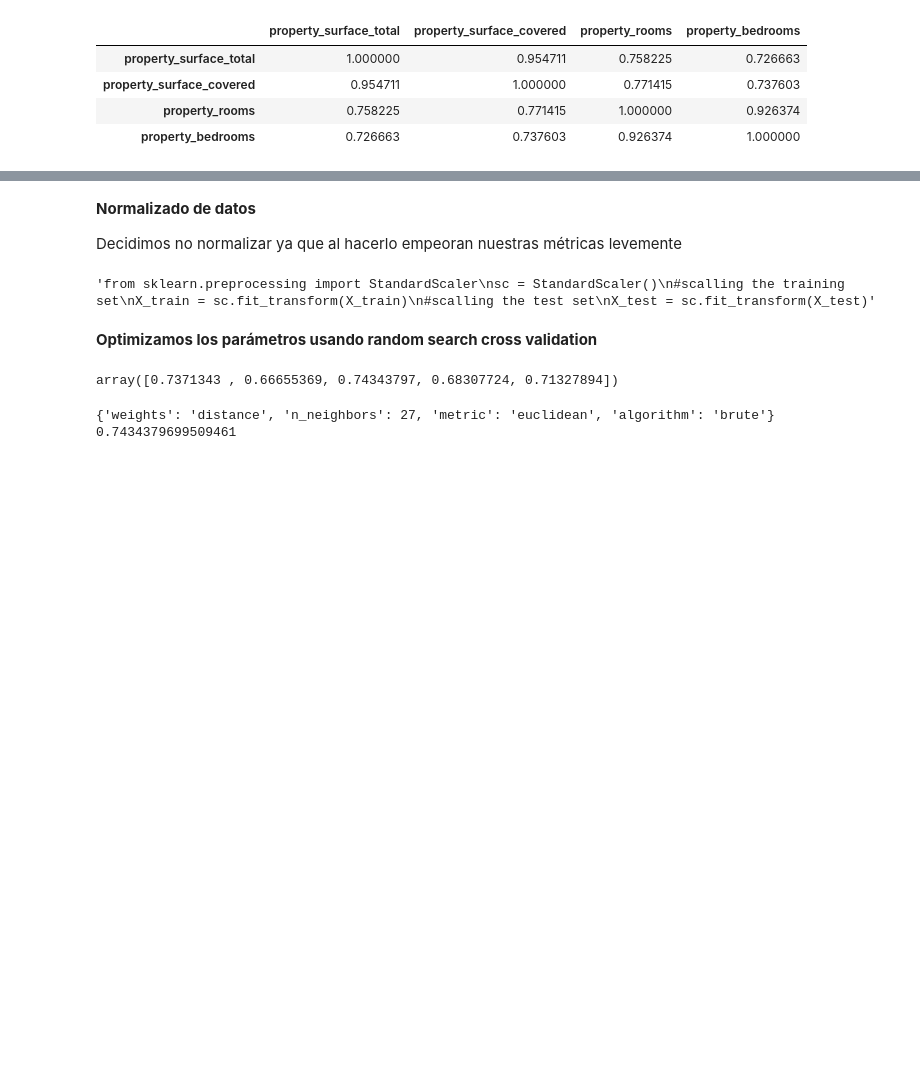
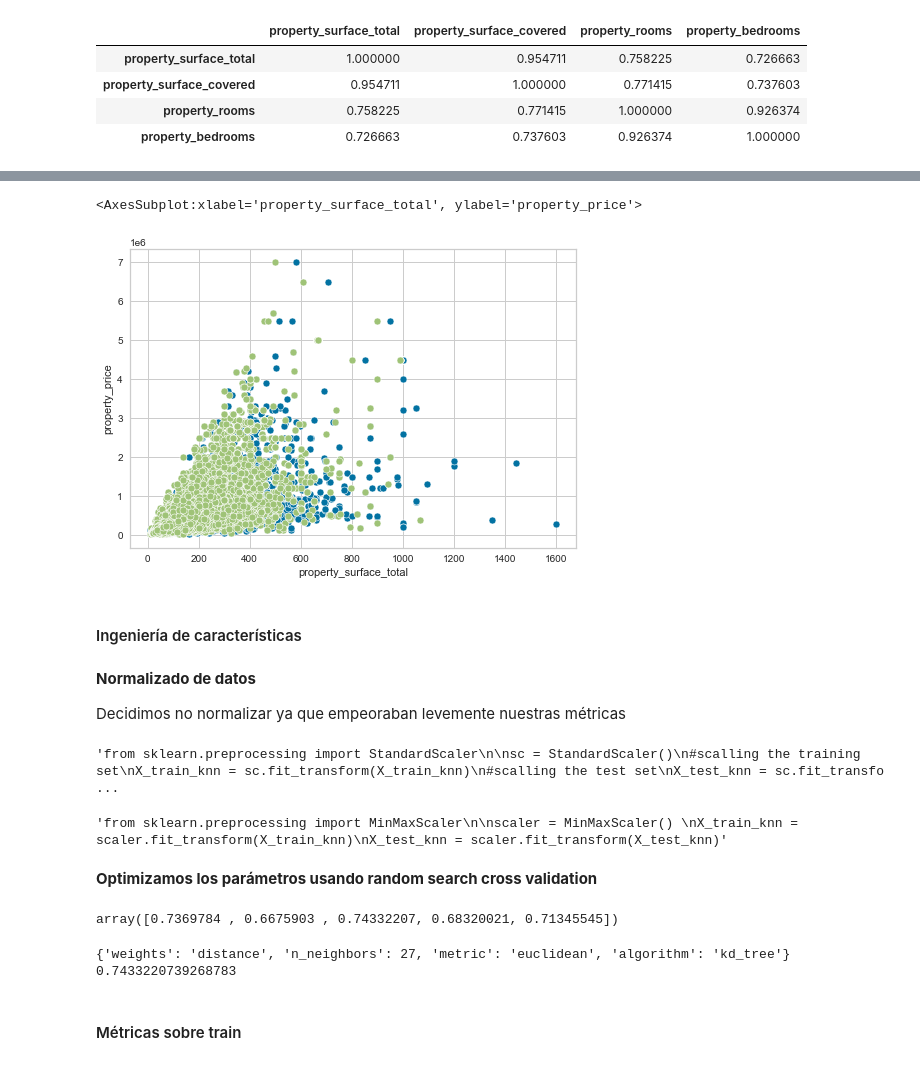
Before and after one commit to iankvdh/Organizacion-de-Datos-2C2022-GRUPO22, a Jupyter notebook: 7506R_TP1_GRUPO22_ENTREGA_REGRESION.ipynb, the cells around one changed output, grey strips where cells are left out. Saved outputs shown, nothing was run; the diff lists cells and outputs as text; code cells hidden in the pictures; blank space fills up the shorter version.

```diff
--- a/7506R_TP1_GRUPO22_ENTREGA_REGRESION.ipynb
+++ b/7506R_TP1_GRUPO22_ENTREGA_REGRESION.ipynb
@@ -88,8 +93,9 @@ gracias al pairplot y a la matriz de correlacion vemos que el precio está más
 # %%
 #selecciono variables regresoras y a predecir
-X_train = viviendas_caba_train[['property_surface_total', 'property_surface_covered', 'property_rooms', 'property_bedrooms']]
-X_test = viviendas_caba_test[['property_surface_total', 'property_surface_covered', 'property_rooms', 'property_bedrooms']]
-y_train = viviendas_caba_train.property_price
-y_test = viviendas_caba_test.property_price
+X_train_knn = viviendas_caba_train[['property_surface_total', 'property_surface_covered', 'property_rooms', 'property_bedrooms']]
+X_test_knn = viviendas_caba_test[['property_surface_total', 'property_surface_covered', 'property_rooms', 'property_bedrooms']]
+
+y_train_knn = viviendas_caba_train.property_price
+y_test_knn= viviendas_caba_test.property_price
 # %%
 #Heatmap correlación
@@ -110,25 +109,42 @@ sns.pairplot(xy_train_sin_outliers)
+# %%
+sns.scatterplot(x=X_train_knn.property_surface_total,y=y_train_knn)
+sns.scatterplot(x=X_train_knn.property_surface_covered,y=y_train_knn)
+# %% [output]
+<AxesSubplot:xlabel='property_surface_total', ylabel='property_price'>
+[figure, added]
+# %% [markdown]
+#### Ingeniería de características
 # %% [markdown]
 **Normalizado de datos**
 
-Decidimos no normalizar ya que al hacerlo empeoran nuestras métricas levemente
+Decidimos no normalizar ya que empeoraban levemente nuestras métricas
 # %%
 """from sklearn.preprocessing import StandardScaler
+
 sc = StandardScaler()
 #scalling the training set
-X_train = sc.fit_transform(X_train)
+X_train_knn = sc.fit_transform(X_train_knn)
 #scalling the test set
-X_test = sc.fit_transform(X_test)"""
+X_test_knn = sc.fit_transform(X_test_knn)"""
 # %% [output]
-'from sklearn.preprocessing import StandardScaler\nsc = StandardScaler()\n#scalling the training set\nX_train = sc.fit_transform(X_train)\n#scalling the test set\nX_test = sc.fit_transform(X_test)'
+'from sklearn.preprocessing import StandardScaler\n\nsc = StandardScaler()\n#scalling the training set\nX_train_knn = sc.fit_transform(X_train_knn)\n#scalling the test set\nX_test_knn = sc.fit_transfo ...
+# %%
+"""from sklearn.preprocessing import MinMaxScaler
+
+scaler = MinMaxScaler()
+X_train_knn = scaler.fit_transform(X_train_knn)
+X_test_knn = scaler.fit_transform(X_test_knn)"""
+# %% [output]
+'from sklearn.preprocessing import MinMaxScaler\n\nscaler = MinMaxScaler() \nX_train_knn = scaler.fit_transform(X_train_knn)\nX_test_knn = scaler.fit_transform(X_test_knn)'
 # %% [markdown]
 **Optimizamos los parámetros usando random search cross validation**
 # %%
-from sklearn.model_selection import RandomizedSearchCV
+
 
 #Grilla de Parámetros
 params_grid={ 'n_neighbors':range(1,30),
               'weights':['distance','uniform'],
-              'algorithm':['ball_tree', 'kd_tree', 'brute'],
+              'algorithm':['auto', 'ball_tree', 'kd_tree', 'brute'],
               'metric':['euclidean','manhattan','chebyshev']
              }
 
@@ -136,17 +152,19 @@ params_grid={ 'n_neighbors':range(1,30),
 knn_regressor=KNeighborsRegressor()
 
 #Random Search con 5 Folds y 5 iteraciones
-rand = RandomizedSearchCV(knn_regressor, params_grid, cv=5, scoring='r2', n_iter=5, random_state=5)
+rand_knn = RandomizedSearchCV(knn_regressor, params_grid, cv=5, scoring='r2', n_iter=5, random_state=5)
 
-rand.fit(X_train, y_train)
-rand.cv_results_['mean_test_score']
+rand_knn.fit(X_train_knn, y_train_knn)
+rand_knn.cv_results_['mean_test_score']
 # %% [output]
-array([0.7371343 , 0.66655369, 0.74343797, 0.68307724, 0.71327894])
+array([0.7369784 , 0.6675903 , 0.74332207, 0.68320021, 0.71345545])
 # %%
 #Mejores hiperparametros
-print(rand.best_params_)
+print(rand_knn.best_params_)
 #Mejor métrica
-print(rand.best_score_)
+print(rand_knn.best_score_)
 # %% [output]
-{'weights': 'distance', 'n_neighbors': 27, 'metric': 'euclidean', 'algorithm': 'brute'}
-0.7434379699509461
+{'weights': 'distance', 'n_neighbors': 27, 'metric': 'euclidean', 'algorithm': 'kd_tree'}
+0.7433220739268783
+# %% [markdown]
+#### Métricas sobre train
```
Also changed, not shown: parts of 81 cells of this notebook, 4 other files.
